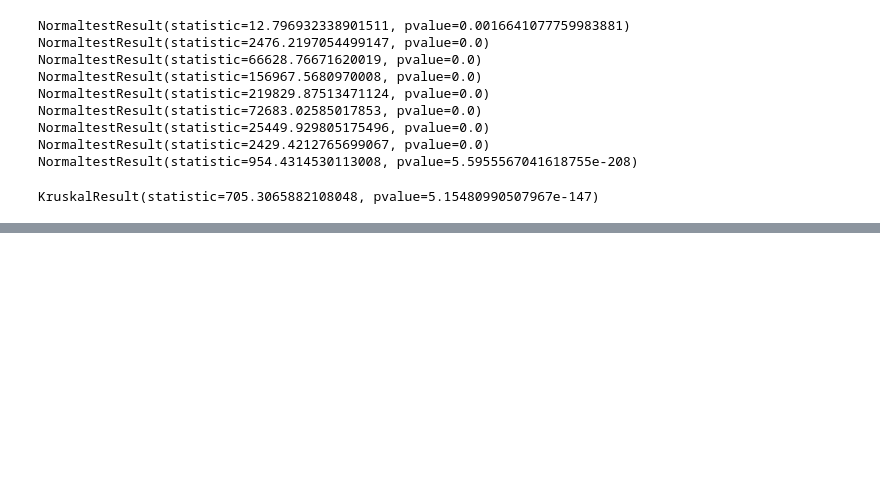
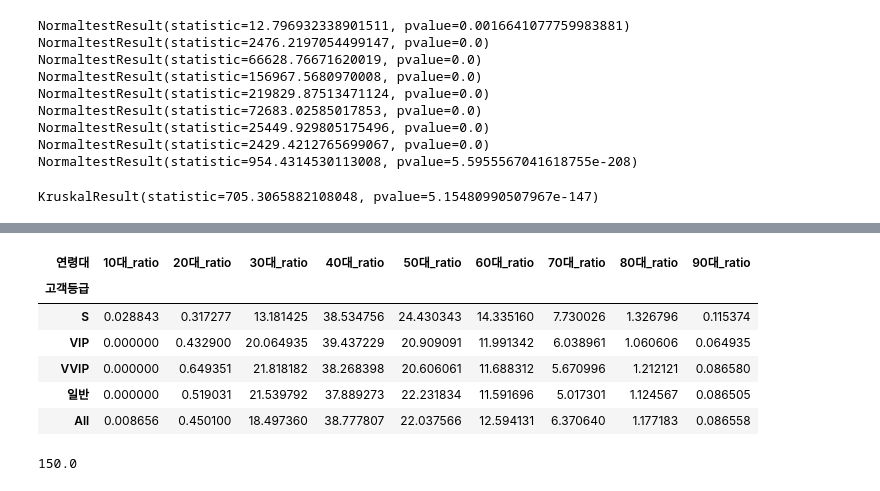
Before and after one commit to raneeKim/SW_CAMP, a Jupyter notebook: ML_Project/자료확인.ipynb, the cells around one changed output, grey strips where cells are left out. Cells and saved outputs as stored; diff of their text form; code cells hidden in the pictures; blank space fills up the shorter version.

```diff
--- a/ML_Project/자료확인.ipynb
+++ b/ML_Project/자료확인.ipynb
@@ -356,2 +369,5 @@ onemarket_df['count'] = 1
 # %%
-pv2 = onemarket_df.pivot_table(index='연령대별',)
+# 빈도수
+onemarket_df['F'] = 1
+p0 = onemarket_df.pivot_table(index=['회원번호','공급일자'], values='F', aggfunc='min').reset_index() # 고객이 결제를 했으면 1, 아니면 넘어감
+p2 = p0.pivot_table(index='회원번호', values='F', aggfunc='sum').reset_index()
@@ -359,0 +374,4 @@ pv2 = onemarket_df.pivot_table(index='연령대별',)
+# %%
+# 금액
+p3 = onemarket_df.pivot_table(index=['회원번호'] , values = '구매금액' , aggfunc='sum').reset_index()
+p3.sort_values(by='구매금액')
@@ -359,0 +392,14 @@ pv2 = onemarket_df.pivot_table(index='연령대별',)
+# %%
+m1 = pd.merge(p1,p2, on='회원번호', how='inner')
+m2 = pd.merge(m1,p3, on='회원번호', how='inner')
+# %%
+m2['Score'] = (m2['구매금액']*0.4) + (m2['F']*0.3) - (m2['R']*0.3)
+
+cond1 = m2['Score'] >= m2['Score'].quantile(0.1)
+cond2 = m2['Score'] >= m2['Score'].quantile(0.3)
+cond3 = m2['Score'] >= m2['Score'].quantile(0.7)
+m2['고객등급'] = '일반'
+m2.loc[cond1, '고객등급'] = 'VVIP'
+m2.loc[cond2, '고객등급'] = 'VIP'
+m2.loc[cond3, '고객등급'] = 'S'
+m2['고객등급'].value_counts()
@@ -359,0 +434,21 @@ pv2 = onemarket_df.pivot_table(index='연령대별',)
+# %%
+df3 = pd.merge(member_df, m2, on='회원번호', how='inner')
+c1 = pd.crosstab(df3['고객등급'], df3['연령대'],margins=True)
+c1['10대_ratio'] = (c1['10대'] / c1['All']) * 100
+c1['20대_ratio'] = (c1['20대'] / c1['All']) * 100
+c1['30대_ratio'] = (c1['30대'] / c1['All']) * 100
+c1['40대_ratio'] = (c1['40대'] / c1['All']) * 100
+c1['50대_ratio'] = (c1['50대'] / c1['All']) * 100
+c1['60대_ratio'] = (c1['60대'] / c1['All']) * 100
+c1['70대_ratio'] = (c1['70대'] / c1['All']) * 100
+c1['80대_ratio'] = (c1['80대'] / c1['All']) * 100
+c1['90대_ratio'] = (c1['90대이상'] / c1['All']) * 100
+c1[[x for x in c1.columns if 'ratio' in x]]
+# %% [output]
+| 연령대 | 10대_ratio | 20대_ratio | 30대_ratio | 40대_ratio | 50대_ratio | 60대_ratio | 70대_ratio | 80대_ratio | 90대_ratio |
+| 고객등급 |  |  |  |  |  |  |  |  |  |
+| S | 0.028843 | 0.317277 | 13.181425 | 38.534756 | 24.430343 | 14.335160 | 7.730026 | 1.326796 | 0.115374 |
+| VIP | 0.000000 | 0.432900 | 20.064935 | 39.437229 | 20.909091 | 11.991342 | 6.038961 | 1.060606 | 0.064935 |
+| VVIP | 0.000000 | 0.649351 | 21.818182 | 38.268398 | 20.606061 | 11.688312 | 5.670996 | 1.212121 | 0.086580 |
+| 일반 | 0.000000 | 0.519031 | 21.539792 | 37.889273 | 22.231834 | 11.591696 | 5.017301 | 1.124567 | 0.086505 |
+| All | 0.008656 | 0.450100 | 18.497360 | 38.777807 | 22.037566 | 12.594131 | 6.370640 | 1.177183 | 0.086558 |
@@ -359,0 +459,4 @@ pv2 = onemarket_df.pivot_table(index='연령대별',)
+# %%
+ m2['R'].quantile(0.8)
+# %% [output]
+150.0
```
Also changed, not shown: parts of 20 cells of this notebook.
